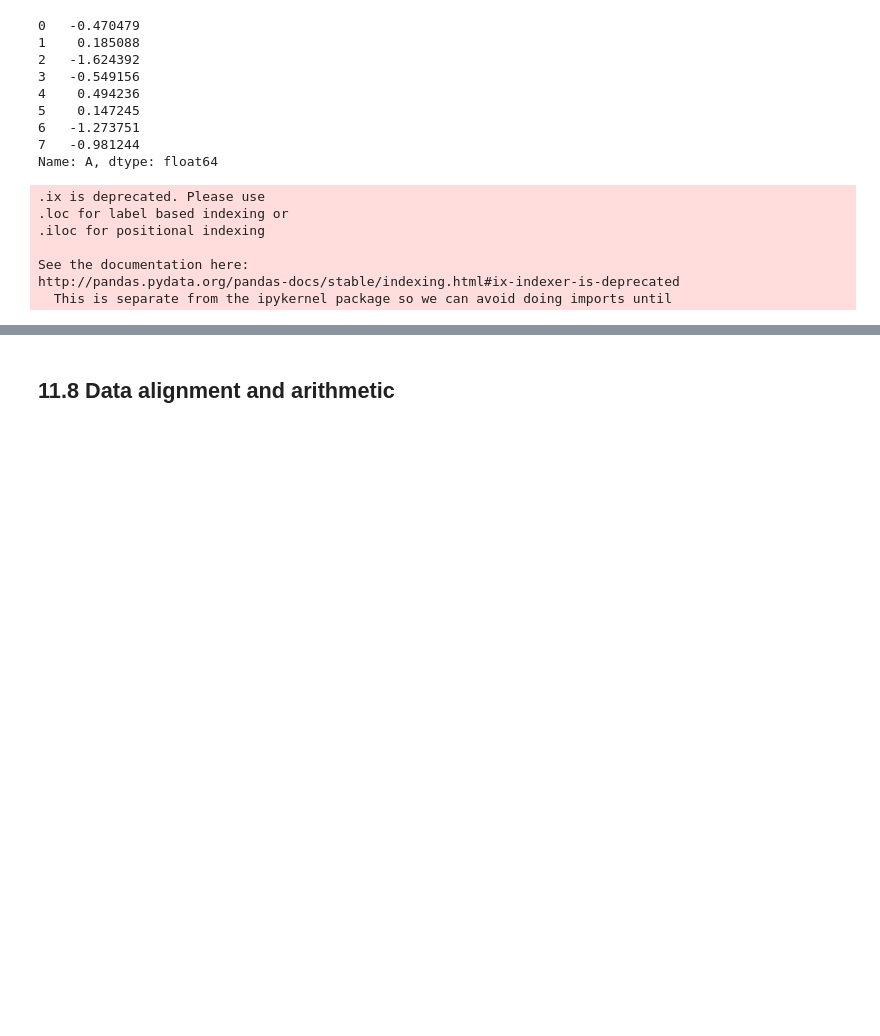
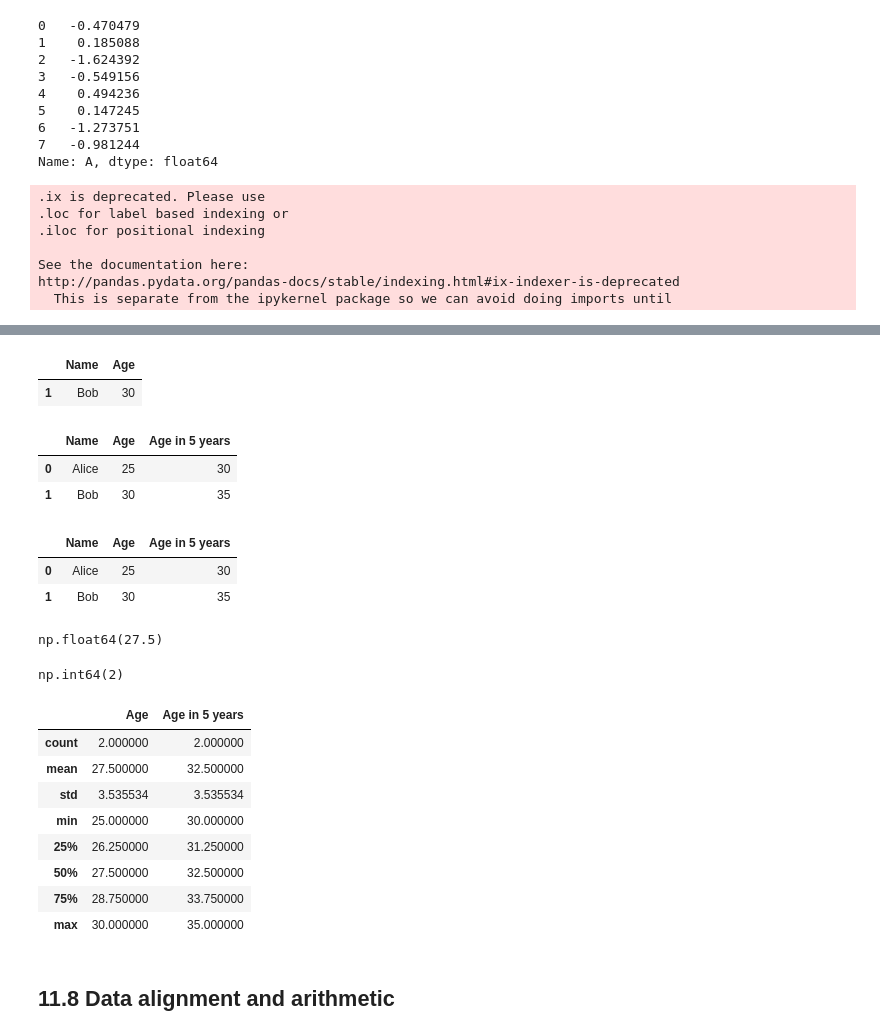
Before and after one commit to rawitphoom/Week1-Intro-to-Python, a Jupyter notebook: introduction_to_python.ipynb, the cells around one changed output, grey strips where cells are left out. Saved outputs shown, nothing was run; the diff lists cells and outputs as text; code cells hidden in the pictures; blank space fills up the shorter version.

```diff
--- a/introduction_to_python.ipynb
+++ b/introduction_to_python.ipynb
@@ -1398,3 +1499,8 @@ Name: A, dtype: float64
 See the documentation here:
 http://pandas.pydata.org/pandas-docs/stable/indexing.html#ix-indexer-is-deprecated
   This is separate from the ipykernel package so we can avoid doing imports until
+# %%
+#------------EXAMPLE-13
+data = {"Name": ["Alice", "Bob"], "Age": [25, 30]}
+df = pd.DataFrame(data)
+df
@@ -1401,3 +1530,53 @@ http://pandas.pydata.org/pandas-docs/stable/indexing.html#ix-indexer-is-deprecat
+# %%
+#------------EXAMPLE-16-[Filter rows]
+data = {"Name": ["Alice", "Bob"], "Age": [25, 30]}
+df[df["Age"] > 25]
+# %% [output]
+|  | Name | Age |
+| 1 | Bob | 30 |
+# %%
+#------------EXAMPLE-17-[Add new col]
+data = {"Name": ["Alice", "Bob"], "Age": [25, 30]}
+df["Age in 5 years"] = df["Age"] + 5
+df
+# %% [output]
+|  | Name | Age | Age in 5 years |
+| 0 | Alice | 25 | 30 |
+| 1 | Bob | 30 | 35 |
+# %%
+#------------EXAMPLE-18-[Sorting]
+data = {"Name": ["Alice", "Bob"], "Age": [25, 30]}
+df.sort_values("Age")
+# %% [output]
+|  | Name | Age | Age in 5 years |
+| 0 | Alice | 25 | 30 |
+| 1 | Bob | 30 | 35 |
+# %%
+#------------EXAMPLE-19-[Avg value]
+data = {"Name": ["Alice", "Bob"], "Age": [25, 30]}
+df["Age"].mean()
+# %% [output]
+np.float64(27.5)
+# %%
+#------------EXAMPLE-20-[Count value]
+data = {"Name": ["Alice", "Bob"], "Age": [25, 30]}
+df["Age"].count()
+# %% [output]
+np.int64(2)
+# %%
+#------------EXAMPLE-21-[Describe data]
+data = {"Name": ["Alice", "Bob"], "Age": [25, 30]}
+df.describe()
+# %% [output]
+|  | Age | Age in 5 years |
+| count | 2.000000 | 2.000000 |
+| mean | 27.500000 | 32.500000 |
+| std | 3.535534 | 3.535534 |
+| min | 25.000000 | 30.000000 |
+| 25% | 26.250000 | 31.250000 |
+| 50% | 27.500000 | 32.500000 |
+| 75% | 28.750000 | 33.750000 |
+| max | 30.000000 | 35.000000 |
 # %% [markdown]
 ## 11.8 Data alignment and arithmetic
 # %% [markdown]
```
Also changed, not shown: parts of 17 cells of this notebook.
